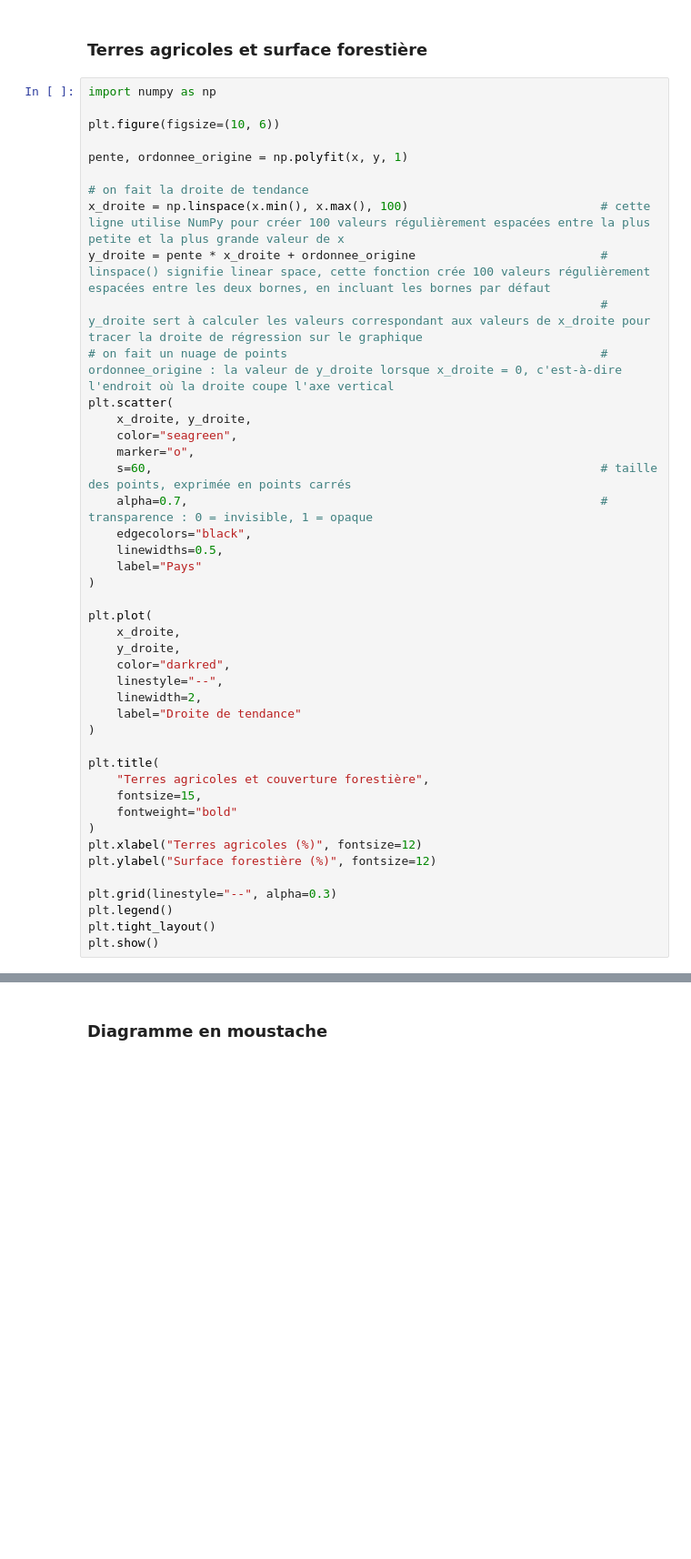
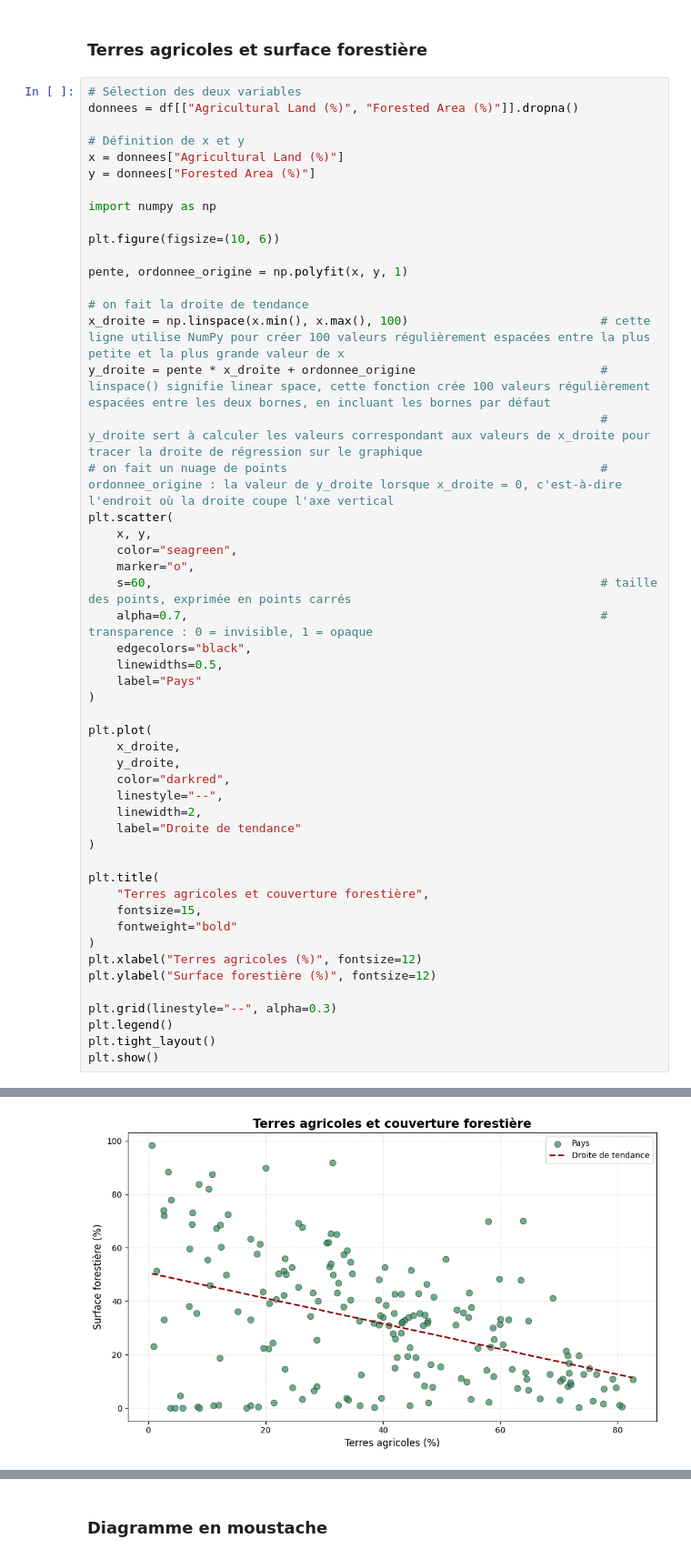
Before and after one commit to Sebastien-Luc-Soncini/Projet-Fil-Rouge-Foret, a Jupyter notebook: Projet_Fil_Rouge_Foret/foret.ipynb, the cells around one changed output, grey strips where cells are left out. Shown at 91% size. Saved outputs shown, nothing was run; the diff lists cells and outputs as text; blank space fills up the shorter version.

```diff
--- a/Projet_Fil_Rouge_Foret/foret.ipynb
+++ b/Projet_Fil_Rouge_Foret/foret.ipynb
@@ -1275,6 +1275,13 @@ Cette première visualisation permet donc d'identifier les pays les plus foresti
 # %% [markdown]
 ### Terres agricoles et surface forestière
 # %%
+# Sélection des deux variables
+donnees = df[["Agricultural Land (%)", "Forested Area (%)"]].dropna()
+
+# Définition de x et y
+x = donnees["Agricultural Land (%)"]
+y = donnees["Forested Area (%)"]
+
 import numpy as np
 
 plt.figure(figsize=(10, 6))
@@ -1287,7 +1294,7 @@ y_droite = pente * x_droite + ordonnee_origine                          # linspa
                                                                         # y_droite sert à calculer les valeurs correspondant aux valeurs de x_droite pour tracer la droite de régression sur le graphique
 # on fait un nuage de points                                            # ordonnee_origine : la valeur de y_droite lorsque x_droite = 0, c'est-à-dire l'endroit où la droite coupe l'axe vertical
 plt.scatter(
-    x_droite, y_droite,
+    x, y,
     color="seagreen",
     marker="o",
     s=60,                                                               # taille des points, exprimée en points carrés
@@ -1324,3 +1329,4 @@ NameError: name 'x' is not defined
+[figure, added]
 # %% [markdown]
 Analyse de la relation entre les terres agricoles et la couverture forestière :
 
```
Also changed, not shown: parts of 16 cells of this notebook, 1 other file.
